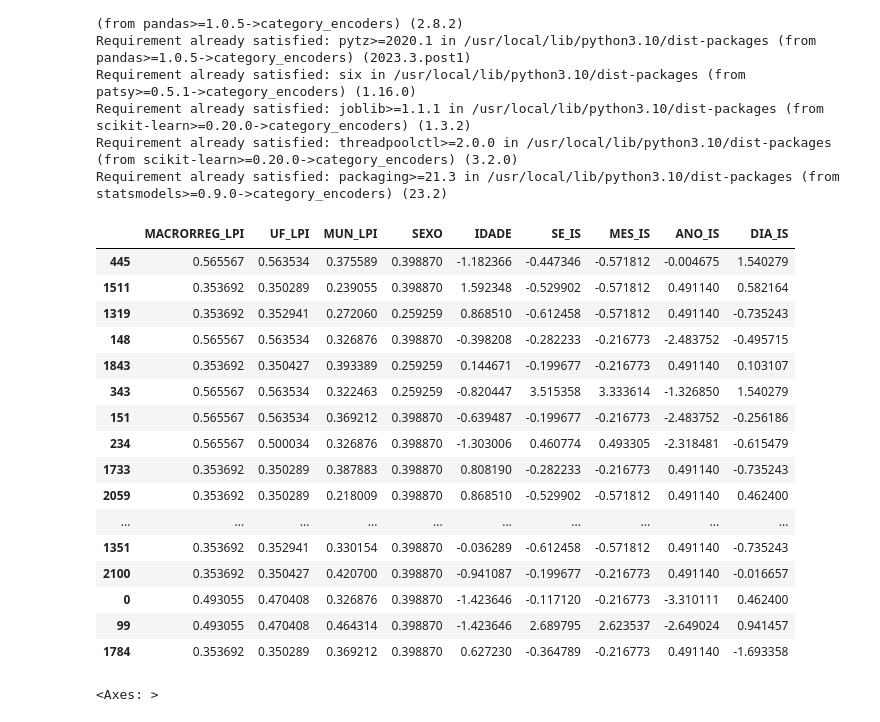
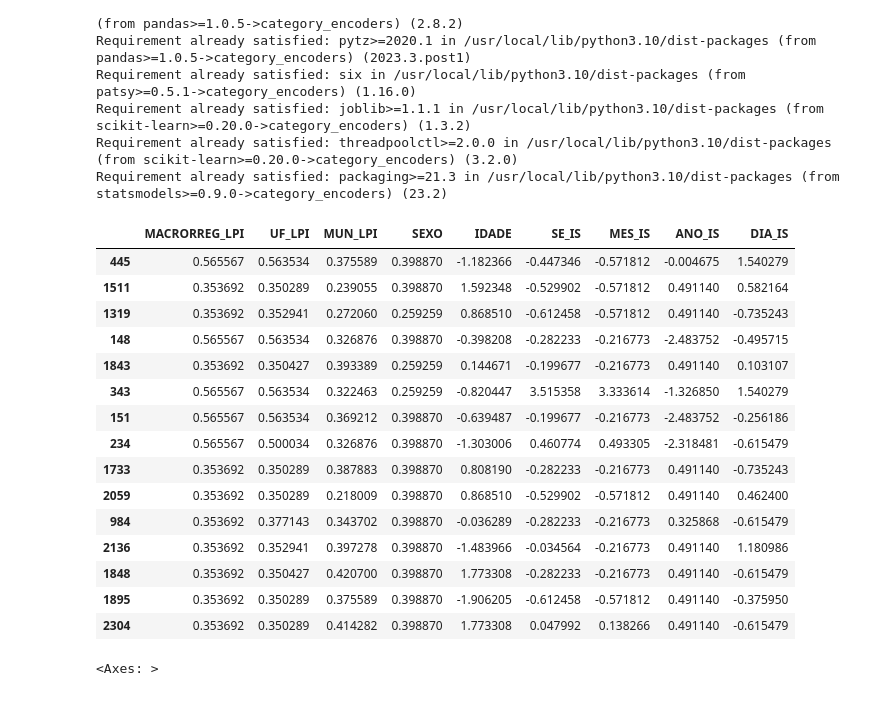
Before and after one commit to Muniz97/Yellow-fever-Febre-Amarela, a Jupyter notebook: 3 - Preprocessing/Yellow_Fever_Preprocessing.ipynb, the cells around one changed output. Drawn from its saved outputs; the diff is of its cells as text; code cells hidden in the pictures.

```diff
--- a/3 - Preprocessing/Yellow_Fever_Preprocessing.ipynb
+++ b/3 - Preprocessing/Yellow_Fever_Preprocessing.ipynb
@@ -141,25 +117,24 @@ scaler = StandardScaler()
 # %%
 x_train_encoder[['IDADE','MES_IS','ANO_IS','DIA_IS','SE_IS']] = scaler.fit_transform(x_train_encoder[['IDADE','MES_IS','ANO_IS','DIA_IS','SE_IS']]) # Numerical
 # %%
-x_train_encoder.head(25)
+x_train_encoder.head(15)
 # %% [output]
 |  | MACRORREG_LPI | UF_LPI | MUN_LPI | SEXO | IDADE | SE_IS | MES_IS | ANO_IS | DIA_IS |
 | 445 | 0.565567 | 0.563534 | 0.375589 | 0.398870 | -1.182366 | -0.447346 | -0.571812 | -0.004675 | 1.540279 |
 | 1511 | 0.353692 | 0.350289 | 0.239055 | 0.398870 | 1.592348 | -0.529902 | -0.571812 | 0.491140 | 0.582164 |
 | 1319 | 0.353692 | 0.352941 | 0.272060 | 0.259259 | 0.868510 | -0.612458 | -0.571812 | 0.491140 | -0.735243 |
 | 148 | 0.565567 | 0.563534 | 0.326876 | 0.398870 | -0.398208 | -0.282233 | -0.216773 | -2.483752 | -0.495715 |
 | 1843 | 0.353692 | 0.350427 | 0.393389 | 0.259259 | 0.144671 | -0.199677 | -0.216773 | 0.491140 | 0.103107 |
 | 343 | 0.565567 | 0.563534 | 0.322463 | 0.259259 | -0.820447 | 3.515358 | 3.333614 | -1.326850 | 1.540279 |
 | 151 | 0.565567 | 0.563534 | 0.369212 | 0.398870 | -0.639487 | -0.199677 | -0.216773 | -2.483752 | -0.256186 |
 | 234 | 0.565567 | 0.500034 | 0.326876 | 0.398870 | -1.303006 | 0.460774 | 0.493305 | -2.318481 | -0.615479 |
 | 1733 | 0.353692 | 0.350289 | 0.387883 | 0.398870 | 0.808190 | -0.282233 | -0.216773 | 0.491140 | -0.735243 |
 | 2059 | 0.353692 | 0.350289 | 0.218009 | 0.398870 | 0.868510 | -0.529902 | -0.571812 | 0.491140 | 0.462400 |
-| ... | ... | ... | ... | ... | ... | ... | ... | ... | ... |
-| 1351 | 0.353692 | 0.352941 | 0.330154 | 0.398870 | -0.036289 | -0.612458 | -0.571812 | 0.491140 | -0.735243 |
-| 2100 | 0.353692 | 0.350427 | 0.420700 | 0.398870 | -0.941087 | -0.199677 | -0.216773 | 0.491140 | -0.016657 |
-| 0 | 0.493055 | 0.470408 | 0.326876 | 0.398870 | -1.423646 | -0.117120 | -0.216773 | -3.310111 | 0.462400 |
-| 99 | 0.493055 | 0.470408 | 0.464314 | 0.398870 | -1.423646 | 2.689795 | 2.623537 | -2.649024 | 0.941457 |
-| 1784 | 0.353692 | 0.350289 | 0.369212 | 0.398870 | 0.627230 | -0.364789 | -0.216773 | 0.491140 | -1.693358 |
+| 984 | 0.353692 | 0.377143 | 0.343702 | 0.398870 | -0.036289 | -0.282233 | -0.216773 | 0.325868 | -0.615479 |
+| 2136 | 0.353692 | 0.352941 | 0.397278 | 0.398870 | -1.483966 | -0.034564 | -0.216773 | 0.491140 | 1.180986 |
+| 1848 | 0.353692 | 0.350427 | 0.420700 | 0.398870 | 1.773308 | -0.282233 | -0.216773 | 0.491140 | -0.615479 |
+| 1895 | 0.353692 | 0.350289 | 0.375589 | 0.398870 | -1.906205 | -0.612458 | -0.571812 | 0.491140 | -0.375950 |
+| 2304 | 0.353692 | 0.350289 | 0.414282 | 0.398870 | 1.773308 | 0.047992 | 0.138266 | 0.491140 | -0.615479 |
 # %%
 matriz = x_train_encoder.corr(method = 'pearson')
 sns.heatmap(matriz, annot = True, fmt = '.1f')
```
Also changed, not shown: parts of 13 cells of this notebook.
